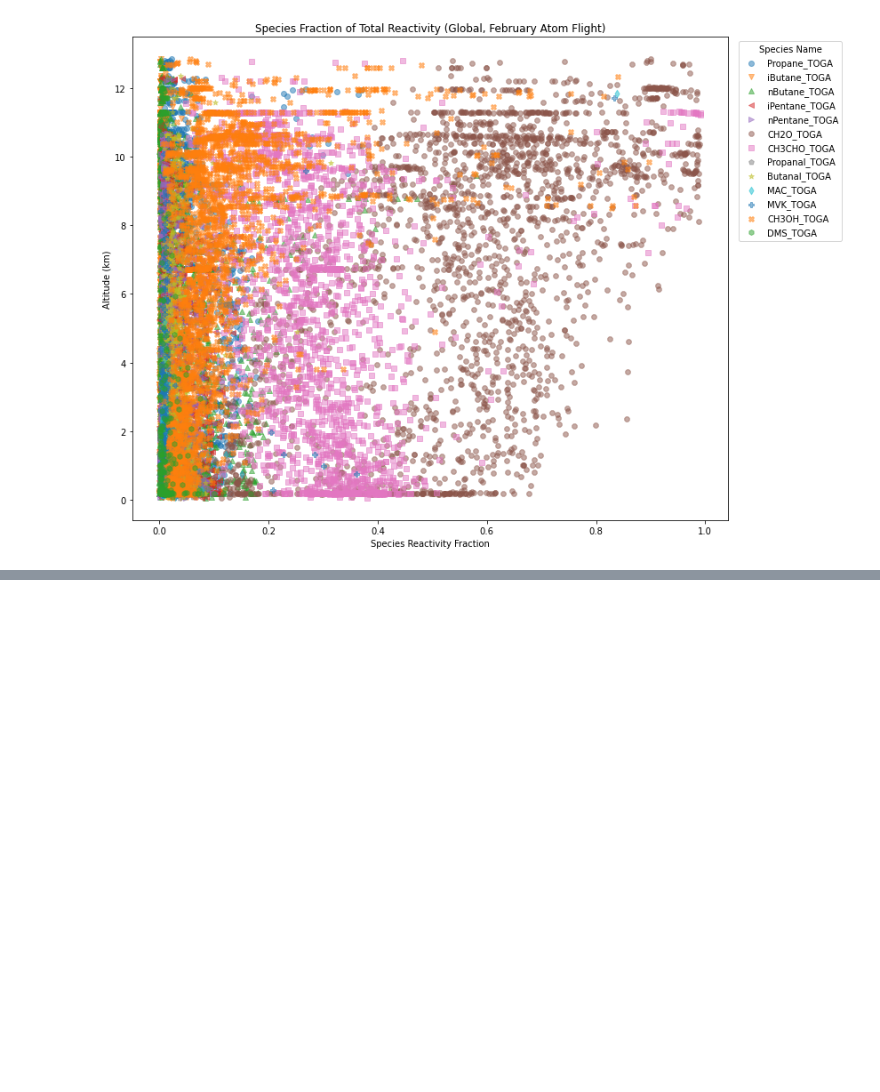
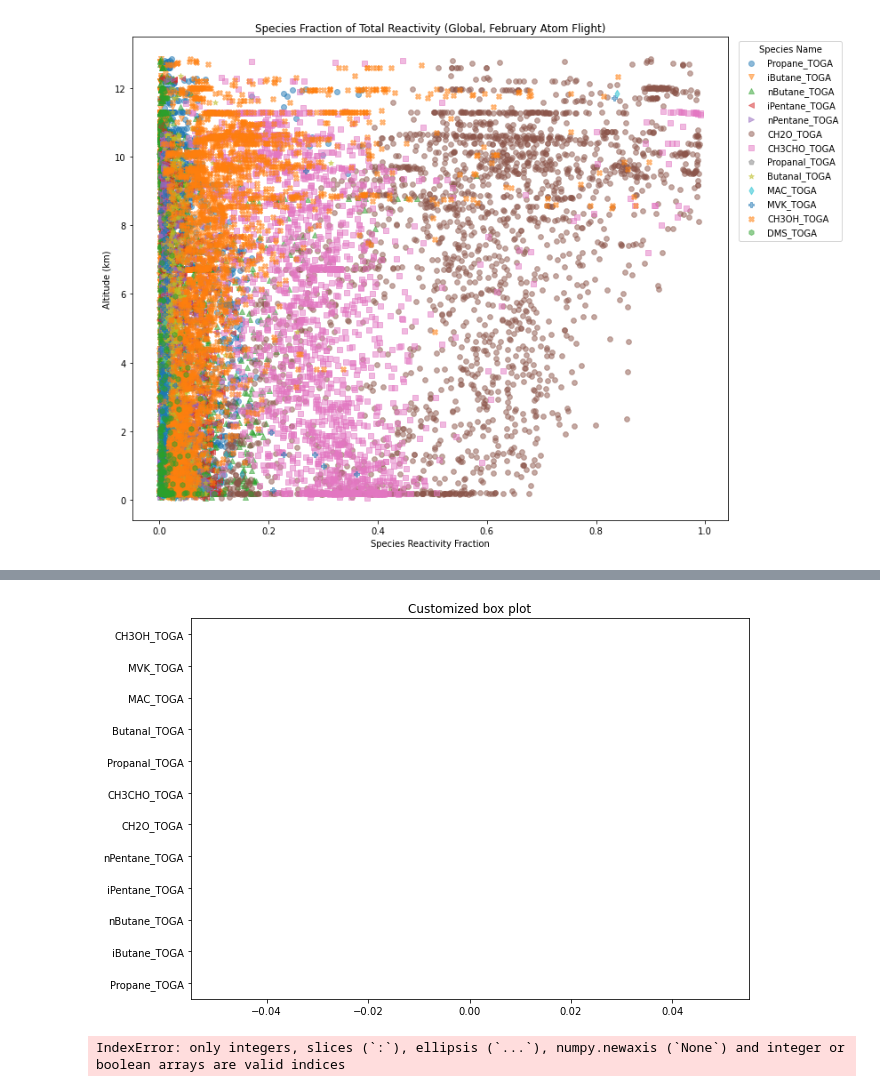
Before and after one commit to kaabre/621, a Jupyter notebook: presentation_plots.ipynb, the cells around one changed output, grey strips where cells are left out. Cells and saved outputs as stored; diff of their text form; code cells hidden in the pictures; blank space fills up the shorter version.

```diff
--- a/presentation_plots.ipynb
+++ b/presentation_plots.ipynb
@@ -288,0 +318,72 @@ Name: CO_UCATS, Length: 2493, dtype: float64
+# %%
+##box-plots: species reactvitity fraction range per species
+# 1 panel free tropo; 1 panel MBL
+data = list()
+sel_species = list()
+for species in species_names:
+    tempy = (df[species]/df['total_react'])
+    if tempy.iloc[np.where(df['total_react'] > 0.01)].max() > 0.1:
+        #plt.boxplot(tempy)
+        data.append(np.asarray(tempy))
+        sel_species.append(species)
+
+#plt.yscale('log')
+# %%
+fig = plt.figure(figsize =(10, 7))
+ax = fig.add_subplot(111)
+
+# Creating axes instance
+bp = ax.boxplot(data, patch_artist = True,
+                notch ='True', vert = 0)
+
+colors = ['#0000FF', '#00FF00',
+          '#FFFF00', '#FF00FF']
+
+#for patch, color in zip(bp['boxes'], colors):
+#    patch.set_facecolor(color)
+
+# changing color and linewidth of
+# whiskers
+#for whisker in bp['whiskers']:
+ #   whisker.set(color ='#8B008B',
+#                linewidth = 1.5,
+ #               linestyle =":")
+
+# changing color and linewidth of
+# caps
+#for cap in bp['caps']:
+#    cap.set(color ='#8B008B',
+#            linewidth = 2)
+
+# changing color and linewidth of
+# medians
+#for median in bp['medians']:
+#    median.set(color ='red',
+#               linewidth = 3)
+
+# changing style of fliers
+#for flier in bp['fliers']:
+#    flier.set(marker ='D',
+#              color ='#e7298a',
+#              alpha = 0.5)
+
+# x-axis labels
+ax.set_yticklabels(sel_species)
+
+# Adding title
+plt.title("Customized box plot")
+
+# Removing top axes and right axes
+# ticks
+ax.get_xaxis().tick_bottom()
+ax.get_yaxis().tick_left()
+
+# show plot
+plt.show(bp)
+plt.show()
+# %% [output]
+[figure, added]
+# %%
+species_names[m]
+# %% [output]
+IndexError: only integers, slices (`:`), ellipsis (`...`), numpy.newaxis (`None`) and integer or boolean arrays are valid indices
```
Also changed, not shown: parts of 7 cells of this notebook, 14 other files.
